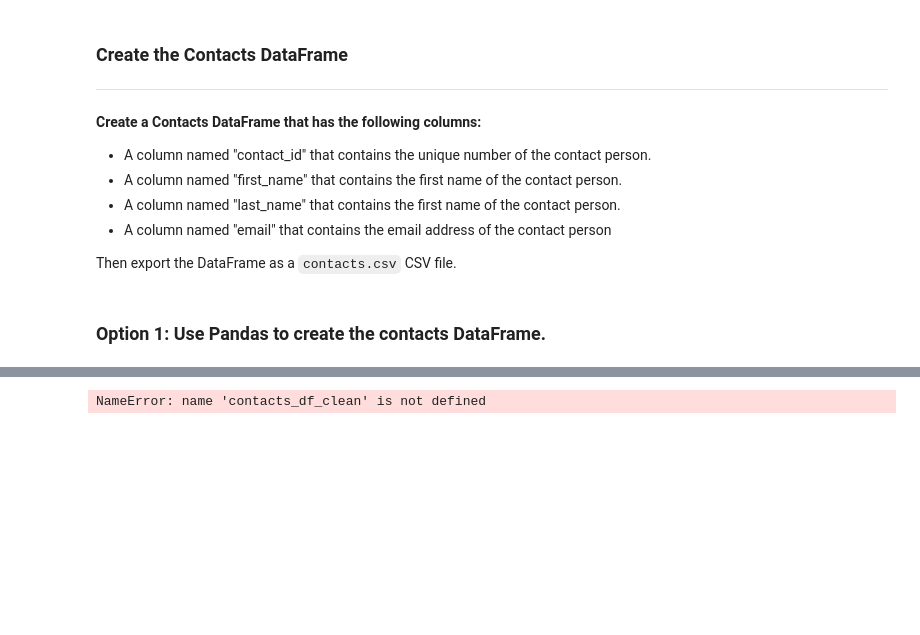
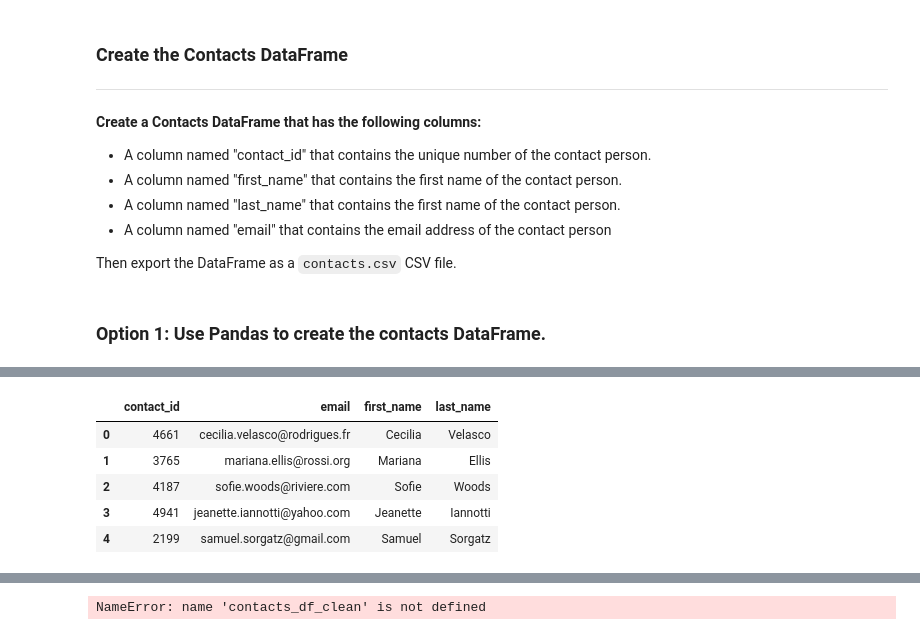
Before and after one commit to HGShelton/Crowdfunding_ETL, a Jupyter notebook: ETL_Mini_Project_SRahmathulla__LNguyen_HShelton.ipynb, the cells around one changed output, grey strips where cells are left out. Drawn from its saved outputs; the diff is of its cells as text; code cells hidden in the pictures; blank space fills up the shorter version.

```diff
--- a/ETL_Mini_Project_SRahmathulla__LNguyen_HShelton.ipynb
+++ b/ETL_Mini_Project_SRahmathulla__LNguyen_HShelton.ipynb
@@ -289,3 +289,8 @@ contact_info_df.head()
 | 2 | {"contact_id": 3765, "name": "Mar... |
 | 3 | {"contact_id": 4187, "name": "Sof... |
 | 4 | {"contact_id": 4941, "name": "Jea... |
+# %%
+#header got read as a row, so reassigning it to a column name for ease later
+contact_info_df.columns = contact_info_df.iloc[0]
+contact_info_df.drop([0], inplace=True)
+contact_info_df
@@ -304,8 +323,7 @@ Then export the DataFrame as a `contacts.csv` CSV file.
 # %%
 # Iterate through the contact_info_df and convert each row to a dictionary.
 import json
-dict_values = []
-
+dict_values = [json.loads(contact_info_df.iloc[i,0]) for i in range(len(contact_info_df))]
 
 # Print out the list of values for each row.
 print(dict_values)
@@ -314,5 +332,6 @@ print(dict_values)
 # %%
 # Create a contact_info DataFrame and add each list of values, i.e., each row
 # to the 'contact_id', 'name', 'email' columns.
+contact_info = pd.DataFrame(dict_values)
 # %%
 # Check the datatypes.
@@ -319,7 +350,16 @@ print(dict_values)
 # %%
 # Create a "first"name" and "last_name" column with the first and last names from the "name" column.
-
+contact_info[["first_name", "last_name"]] = contact_info["name"].str.split(" ", n=2, expand=True)
 
 # Drop the contact_name column
+contact_info.drop("name", axis = 1, inplace=True)
+contact_info.head()
+# %% [output]
+|  | contact_id | email | first_name | last_name |
+| 0 | 4661 | cecilia.velasco@rodrigues.fr | Cecilia | Velasco |
+| 1 | 3765 | mariana.ellis@rossi.org | Mariana | Ellis |
+| 2 | 4187 | sofie.woods@riviere.com | Sofie | Woods |
+| 3 | 4941 | jeanette.iannotti@yahoo.com | Jeanette | Iannotti |
+| 4 | 2199 | samuel.sorgatz@gmail.com | Samuel | Sorgatz |
 # %%
 # Reorder the columns
```
Also changed, not shown: parts of 5 cells of this notebook, 1 other file.
